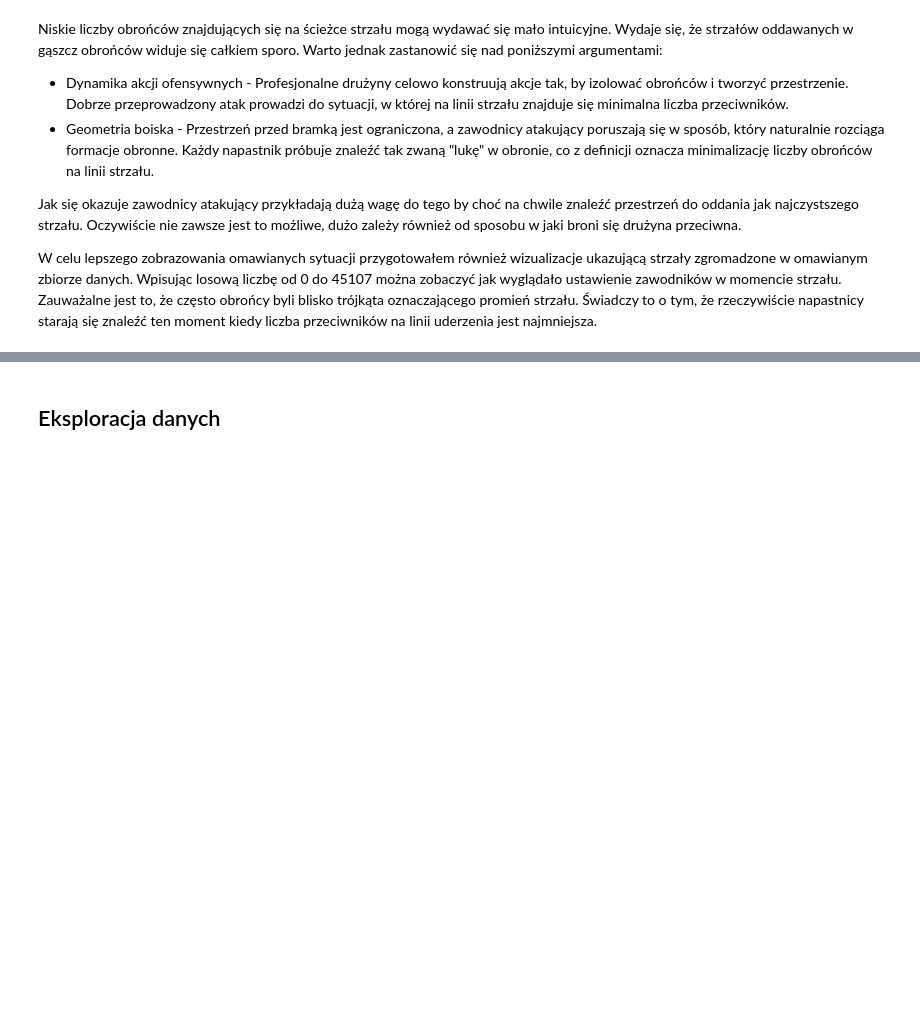
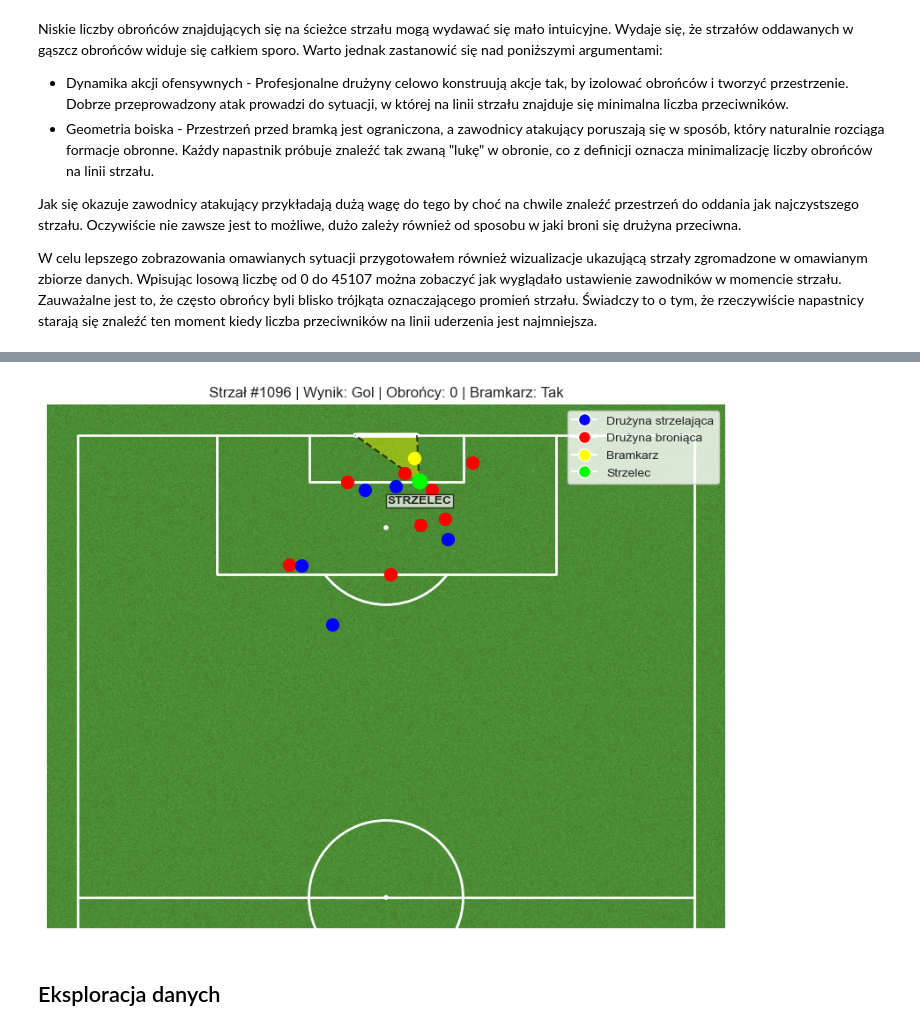
Before and after one commit to bsobkowicz1096/Football-xG-Predictor, a Jupyter notebook: xG_predictor.ipynb, the cells around one changed output, grey strips where cells are left out. Cells and saved outputs as stored; diff of their text form; code cells hidden in the pictures; blank space fills up the shorter version.

```diff
--- a/xG_predictor.ipynb
+++ b/xG_predictor.ipynb
@@ -348,0 +250,2 @@ df_shots[['distance', 'angle']].describe()
+# %%
+df_shots = calculate_angles_distances(df_shots)
@@ -415,13 +298,18 @@ Po przeprowadzeniui powyższej klasyfikacji okazało się, że w zbiorze około
 # %% [markdown]
 Zgodnie z wcześniejszymi założeniami część zmiennych (**under_pressure**, **normal_shot**, **shot_first_time**, **open_play_shot**) przekształcam w zmienne binarne. Natomiast obserwacje z wartością *Corner* dla zmiennej **shot_type** usuwam ze zbioru (tylko 0.02% obserwacji).
 # %%
-df_shots['under_pressure'] = [1 if x==True else 0 for x in df_shots['under_pressure']]
-df_shots['normal_shot'] = [1 if x=='Normal' else 0 for x in df_shots['shot_technique']]
-df_shots['shot_first_time'] = [1 if x==True else 0 for x in df_shots['shot_first_time']]
+# Przekształcenie zmiennych na binarne
+df_shots = transform_to_binary(df_shots, 'under_pressure', positive_value=True, display_distribution=False)
+df_shots = transform_to_binary(df_shots, 'shot_first_time', positive_value=True, display_distribution=False)
 
+# Utworzenie nowych zmiennych binarnych na podstawie innych kolumn
+# Dla shot_technique -> normal_shot
+# Dla shot_type -> open_play_shot
+df_shots['normal_shot'] = np.where(df_shots['shot_technique'] == 'Normal', 1, 0)
+df_shots['open_play_shot'] = np.where(df_shots['shot_type'] == 'Open Play', 1, 0)
 
-df_shots = df_shots[df_shots['shot_type']!='Corner'] #tylko 0.02% obserwacji
-df_shots['open_play_shot'] = [1 if x=='Open Play' else 0 for x in df_shots['shot_type']]
+# Filtrowanie rzutów rożnych (tylko 0.02% obserwacji)
+df_shots = df_shots[df_shots['shot_type'] != 'Corner']
 
+# Reset indeksu
 df_shots = df_shots.reset_index(drop=True)
-df_shots.head()
@@ -437,14 +317,3 @@ df_shots.head()
 #### Transformacja shot_freeze_frame w defenders_in_path oraz goalkeeper_in_path
 # %% [markdown]
 Użyteczne informacje można wyciągnąć ze zmiennej **shot_freeze_frame**. Zawiera ona współrzędne lokalizacji zawodników w momencie oddania strzału. Dzięki temu możliwe jest określenie ilu obrońców znajdowało się w świetle bramki oraz czy bramkarz znajdował się na drodze piłki. Jako obszar "w świetle bramki" uznałem trójkąt wyznaczony przez zawodnika strzelającego oraz słupki bramki. Jeżeli obrońca lub bramkarz znajdował się w tym trójkącie to zakwalifikowałem go jako obecnego na linii strzału (gdyż w praktyce zasłaniał on część bramki przed strzelcem).
-# %%
-# transformacja shot_freeze_frame (string) do struktury Pythona
-def parse_freeze_frame(freeze_frame_str):
-    if isinstance(freeze_frame_str, str):
-        try:
-            return ast.literal_eval(freeze_frame_str)
-        except (ValueError, SyntaxError):
-            return None
-    return freeze_frame_str
-
-df_shots['shot_freeze_frame'] = df_shots['shot_freeze_frame'].apply(parse_freeze_frame)
@@ -517,0 +320,2 @@ Name: proportion, dtype: float64
+# %%
+df_shots = analyze_freeze_frame(df_shots)
@@ -605,3 +356,10 @@ plt.show()
+# %%
+# Wizualizacja wybranego strzału
+shot_index = 1096
+fig, ax = visualize_shot_situation(df_shots, shot_index)
+plt.show()
+# %% [output]
+[figure, added]
 # %% [markdown]
 ## Eksploracja danych
 # %% [markdown]
```
Also changed, not shown: parts of 57 cells of this notebook, 11 other files.
